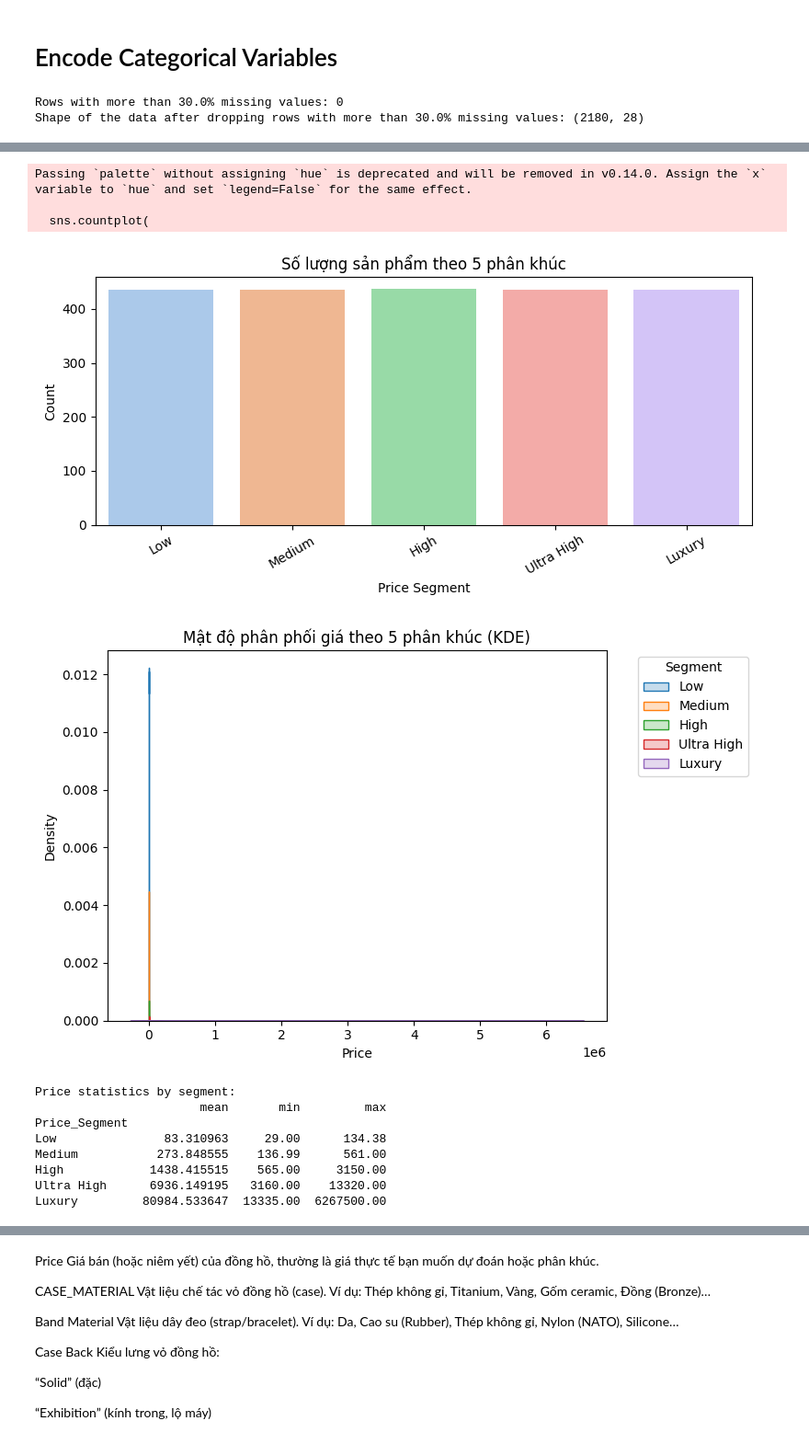
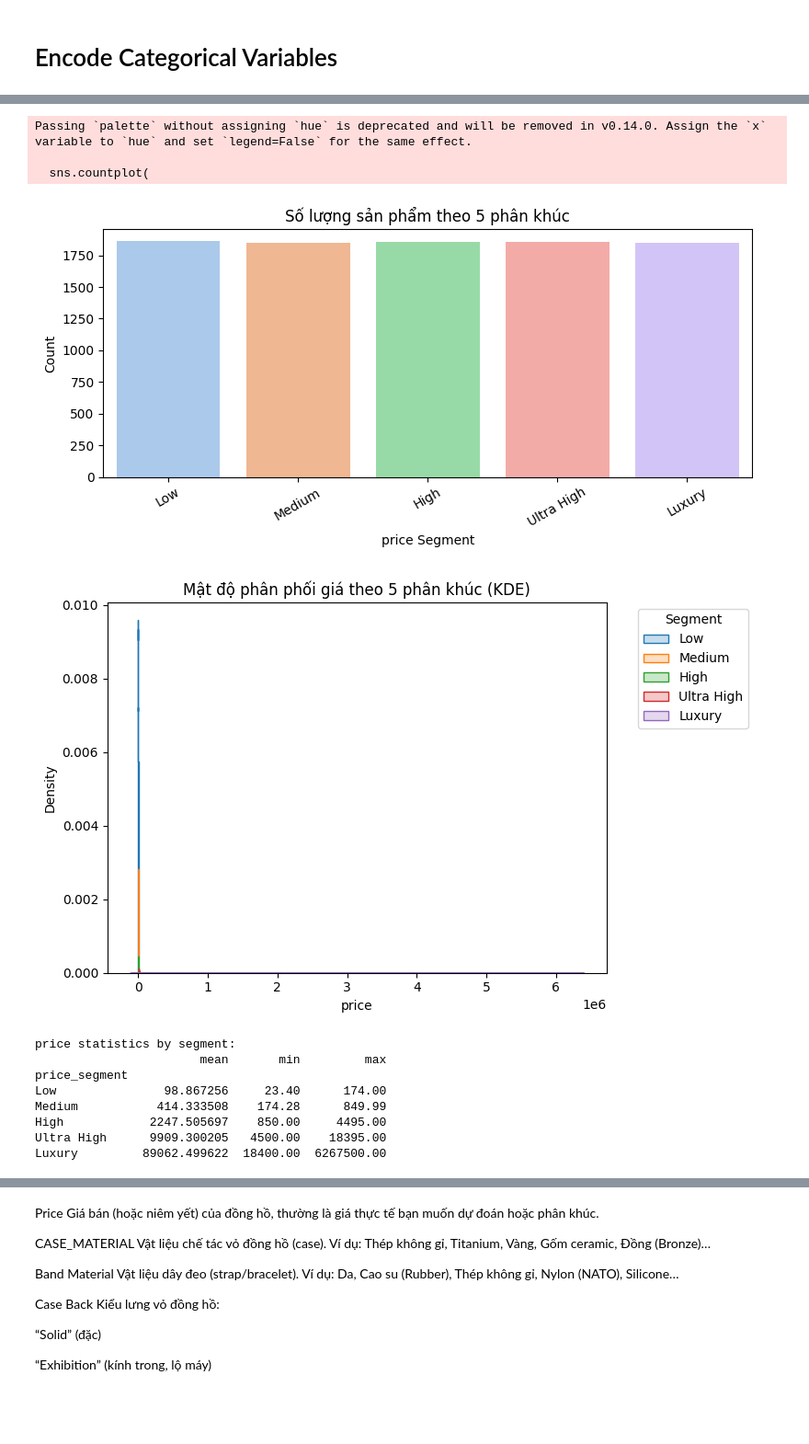
Before and after one commit to vulinhnopro2704/khdl_cuoi_ki, a Jupyter notebook: notebooks/clean_data.ipynb, the cells around one changed output, grey strips where cells are left out. Shown at 92% size. Drawn from its saved outputs; the diff is of its cells as text; code cells hidden in the pictures; blank space fills up the shorter version.

```diff
--- a/notebooks/clean_data.ipynb
+++ b/notebooks/clean_data.ipynb
@@ -141,8 +206,8 @@ Shape of the data after removing single unique value columns: (2180, 28)
 df = pd.read_csv('../data/products_cleaned.csv')
 # Standardize Unit and remove all unit
 cols_with_units = {
-    'CASE_DIAMETER': r'([\d\.]+)',                     # mm
-    'WATER_RESISTANCE': r'([\d\.]+)',                  # meters
+    'case_diameter': r'([\d\.]+)',                     # mm
+    'water_resistance': r'([\d\.]+)',                  # meters
 }
 
 for col, regex in cols_with_units.items():
@@ -152,10 +217,9 @@ for col, regex in cols_with_units.items():
     # 2) Loại dấu phẩy (nếu có) rồi ép về float
     df[col + '_num'] = df[col + '_num'].str.replace(',', '').astype(float)
 
-# Nếu muốn đổi tên và xóa cột gốc:
 for col in list(cols_with_units):
     df = df.drop(columns=[col]).rename(columns={col + '_num': col})
 
 # Kiểm tra kết quả
-print(df[['CASE_DIAMETER', 'WATER_RESISTANCE']].head())
+print(df[['case_diameter', 'water_resistance']].head())
 # %% [output]
@@ -250,27 +308,13 @@ print(distinct_values)
-# %%
-df.drop(columns=['WARRANTY'], inplace=True)
-# %%
-# Drop all rows that have 30% columns missing
-threshold = 0.3
-missing_rows = df[df.isnull().mean(axis=1) > threshold]
-print(f"Rows with more than {threshold * 100}% missing values: {missing_rows.shape[0]}")
-df = df.dropna(thresh=int(df.shape[1] * (1 - threshold)))
-print(f"Shape of the data after dropping rows with more than {threshold * 100}% missing values: {df.shape}")
-df.to_csv('../data/products_cleaned.csv', index=False)
-# %% [output]
-Rows with more than 30.0% missing values: 0
-Shape of the data after dropping rows with more than 30.0% missing values: (2180, 28)
 # %%
 
 import pandas as pd
 import matplotlib.pyplot as plt
 import seaborn as sns
 
-# Giả sử df đã load và đã lọc giá > 400_000
 labels = ['Low', 'Medium', 'High', 'Ultra High', 'Luxury']
 
 # q=5 để chia thành 5 nhóm
-df['Price_Segment'] = pd.qcut(df['Price'], q=5, labels=labels)
+df['price_segment'] = pd.qcut(df['price'], q=5, labels=labels)
 
 # Đảm bảo thứ tự hiển thị
 order = labels
@@ -279,15 +323,15 @@ order = labels
 plt.figure(figsize=(8, 5))
 sns.histplot(
     data=df,
-    x='Price',
-    hue='Price_Segment',
+    x='price',
+    hue='price_segment',
     bins=30,
     palette='tab10',
     multiple='stack',
     hue_order=order
 )
 plt.title("Phân phối giá theo 5 phân khúc (Histogram)")
-plt.xlabel("Price")
+plt.xlabel("price")
 plt.ylabel("Count")
 plt.legend(title='Segment', bbox_to_anchor=(1.05, 1), loc='upper left')
 plt.tight_layout()
@@ -297,14 +341,14 @@ plt.show()
 plt.figure(figsize=(9, 5))
 sns.boxplot(
     data=df,
-    x='Price_Segment',
-    y='Price',
+    x='price_segment',
+    y='price',
     order=order,
     palette='Set3'
 )
 plt.title("Boxplot giá theo 5 phân khúc")
-plt.xlabel("Price Segment")
-plt.ylabel("Price")
+plt.xlabel("price Segment")
+plt.ylabel("price")
 plt.xticks(rotation=30)
 plt.tight_layout()
 plt.show()
@@ -313,12 +357,12 @@ plt.show()
 plt.figure(figsize=(8, 4))
 sns.countplot(
     data=df,
-    x='Price_Segment',
+    x='price_segment',
     order=order,
     palette='pastel'
 )
 plt.title("Số lượng sản phẩm theo 5 phân khúc")
-plt.xlabel("Price Segment")
+plt.xlabel("price Segment")
 plt.ylabel("Count")
 plt.xticks(rotation=30)
 plt.tight_layout()
@@ -328,20 +372,20 @@ plt.show()
 plt.figure(figsize=(8, 5))
 for seg in order:
     sns.kdeplot(
-        data=df[df['Price_Segment'] == seg]['Price'],
+        data=df[df['price_segment'] == seg]['price'],
         label=seg,
         fill=True
     )
 plt.title("Mật độ phân phối giá theo 5 phân khúc (KDE)")
-plt.xlabel("Price")
+plt.xlabel("price")
 plt.ylabel("Density")
 plt.legend(title='Segment', bbox_to_anchor=(1.05, 1), loc='upper left')
 plt.tight_layout()
 plt.show()
 
 # Tính giá trị min, max, mean
-price_stats = df.groupby('Price_Segment')['Price'].agg(['mean', 'min', 'max']).reindex(labels)
-print("Price statistics by segment:")
+price_stats = df.groupby('price_segment')['price'].agg(['mean', 'min', 'max']).reindex(labels)
+print("price statistics by segment:")
 print(price_stats)
 # Tính yerr: khoảng sai số (min-max)
 yerr = np.array([
@@ -360,8 +404,8 @@ plt.bar(
     edgecolor='black'
 )
 plt.title("Giá trung bình và khoảng giá mỗi phân khúc")
-plt.ylabel("Average Price (VND)")
-plt.xlabel("Price Segment")
+plt.ylabel("Average price (VND)")
+plt.xlabel("price Segment")
 plt.xticks(rotation=30)
 plt.tight_layout()
 plt.show()
@@ -374,16 +418,16 @@ Passing `palette` without assigning `hue` is deprecated and will be removed in v
 Passing `palette` without assigning `hue` is deprecated and will be removed in v0.14.0. Assign the `x` variable to `hue` and set `legend=False` for the same effect.
 
   sns.countplot(
-[figure, old version]
+[figure, new version]
-[figure, old version]
+[figure, new version]
-Price statistics by segment:
+price statistics by segment:
                        mean       min         max
-Price_Segment
-Low               83.310963     29.00      134.38
-Medium           273.848555    136.99      561.00
-High            1438.415515    565.00     3150.00
-Ultra High      6936.149195   3160.00    13320.00
-Luxury         80984.533647  13335.00  6267500.00
+price_segment
+Low               98.867256     23.40      174.00
+Medium           414.333508    174.28      849.99
+High            2247.505697    850.00     4495.00
+Ultra High      9909.300205   4500.00    18395.00
+Luxury         89062.499622  18400.00  6267500.00
 [figure]
 # %%
 total_rows = len(df)
```
Also changed, not shown: parts of 46 cells of this notebook, 12 other files.
